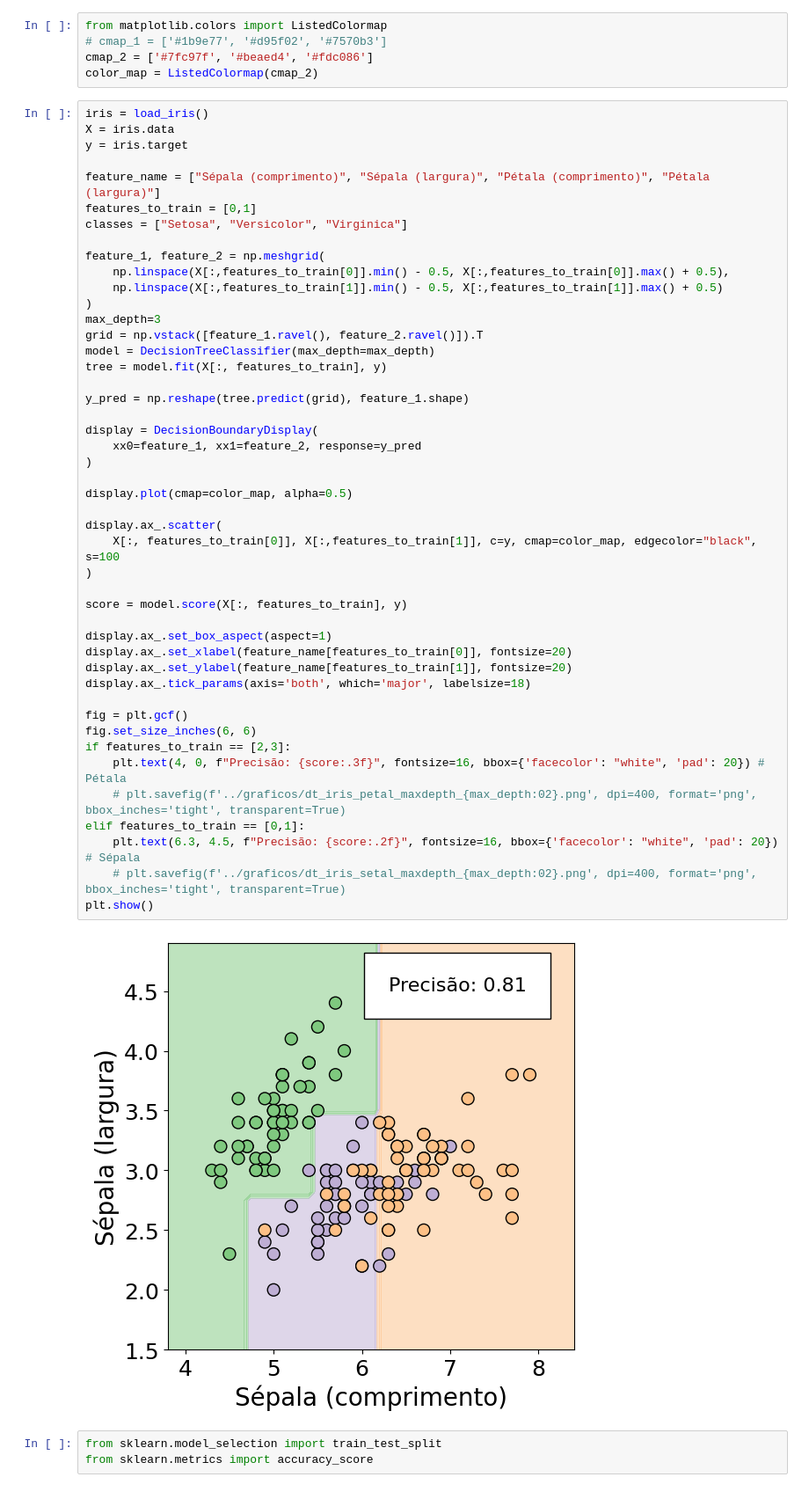
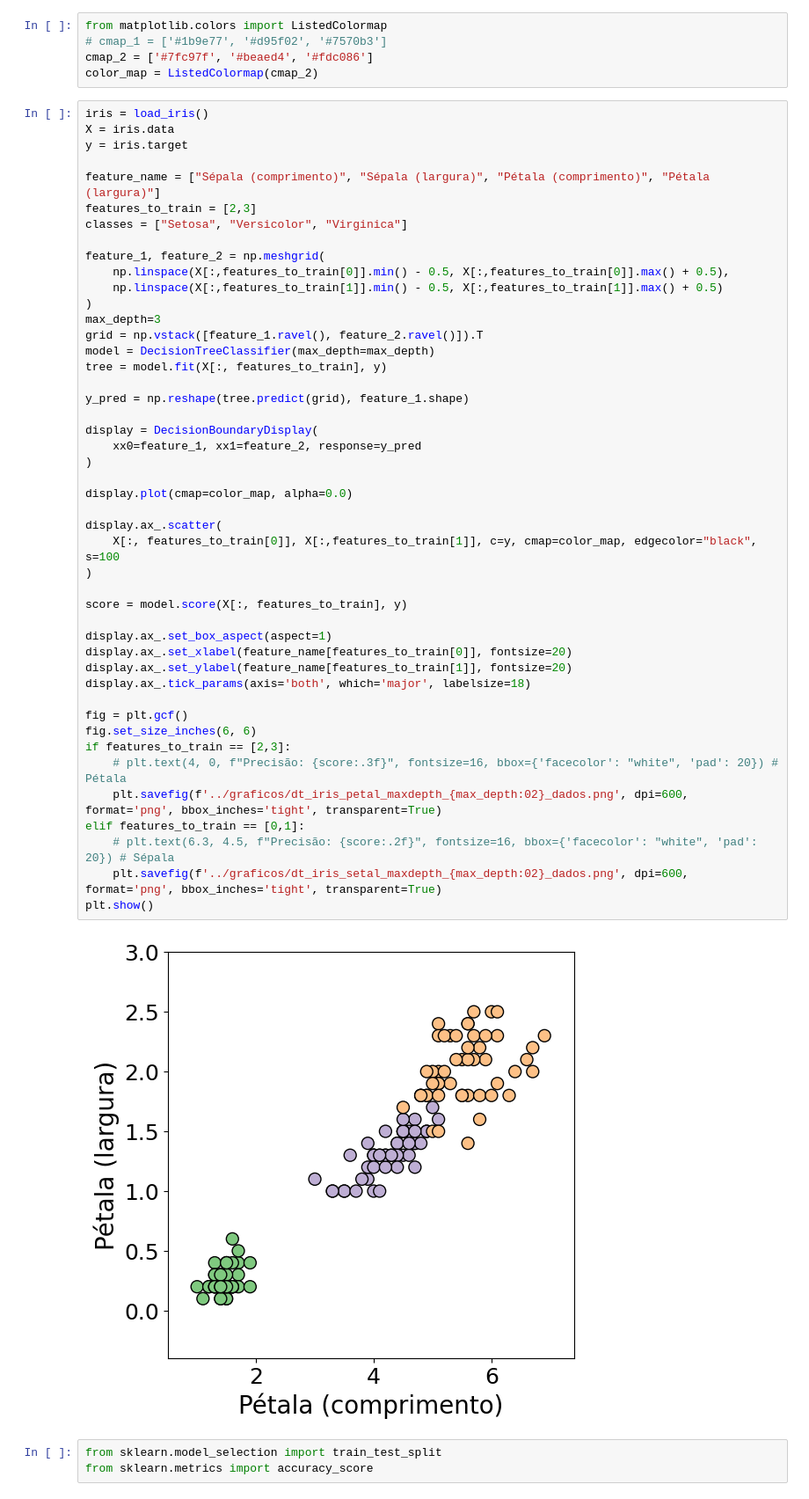
Before and after one commit to leseixas/aprendizagem-de-maquina, a Jupyter notebook: modelos/02_decision_tree_classification.ipynb, the cells around one changed output. Shown: that part at 88% size. Drawn from its saved outputs; the diff is of its cells as text.

```diff
--- a/modelos/02_decision_tree_classification.ipynb
+++ b/modelos/02_decision_tree_classification.ipynb
@@ -16,7 +16,7 @@ X = iris.data
 y = iris.target
 
 feature_name = ["Sépala (comprimento)", "Sépala (largura)", "Pétala (comprimento)", "Pétala (largura)"]
-features_to_train = [0,1]
+features_to_train = [2,3]
 classes = ["Setosa", "Versicolor", "Virginica"]
 
 feature_1, feature_2 = np.meshgrid(
@@ -25,39 +25,39 @@ feature_1, feature_2 = np.meshgrid(
 )
 max_depth=3
 grid = np.vstack([feature_1.ravel(), feature_2.ravel()]).T
 model = DecisionTreeClassifier(max_depth=max_depth)
 tree = model.fit(X[:, features_to_train], y)
 
 y_pred = np.reshape(tree.predict(grid), feature_1.shape)
 
 display = DecisionBoundaryDisplay(
     xx0=feature_1, xx1=feature_2, response=y_pred
 )
 
-display.plot(cmap=color_map, alpha=0.5)
+display.plot(cmap=color_map, alpha=0.0)
 
 display.ax_.scatter(
     X[:, features_to_train[0]], X[:,features_to_train[1]], c=y, cmap=color_map, edgecolor="black", s=100
 )
 
 score = model.score(X[:, features_to_train], y)
 
 display.ax_.set_box_aspect(aspect=1)
 display.ax_.set_xlabel(feature_name[features_to_train[0]], fontsize=20)
 display.ax_.set_ylabel(feature_name[features_to_train[1]], fontsize=20)
 display.ax_.tick_params(axis='both', which='major', labelsize=18)
 
 fig = plt.gcf()
 fig.set_size_inches(6, 6)
 if features_to_train == [2,3]:
-    plt.text(4, 0, f"Precisão: {score:.3f}", fontsize=16, bbox={'facecolor': "white", 'pad': 20}) # Pétala
-    # plt.savefig(f'../graficos/dt_iris_petal_maxdepth_{max_depth:02}.png', dpi=400, format='png', bbox_inches='tight', transparent=True)
+    # plt.text(4, 0, f"Precisão: {score:.3f}", fontsize=16, bbox={'facecolor': "white", 'pad': 20}) # Pétala
+    plt.savefig(f'../graficos/dt_iris_petal_maxdepth_{max_depth:02}_dados.png', dpi=600, format='png', bbox_inches='tight', transparent=True)
 elif features_to_train == [0,1]:
-    plt.text(6.3, 4.5, f"Precisão: {score:.2f}", fontsize=16, bbox={'facecolor': "white", 'pad': 20}) # Sépala
-    # plt.savefig(f'../graficos/dt_iris_setal_maxdepth_{max_depth:02}.png', dpi=400, format='png', bbox_inches='tight', transparent=True)
+    # plt.text(6.3, 4.5, f"Precisão: {score:.2f}", fontsize=16, bbox={'facecolor': "white", 'pad': 20}) # Sépala
+    plt.savefig(f'../graficos/dt_iris_setal_maxdepth_{max_depth:02}_dados.png', dpi=600, format='png', bbox_inches='tight', transparent=True)
 plt.show()
 # %% [output]
-[figure, old version]
+[figure, new version]
 # %%
 from sklearn.model_selection import train_test_split
 from sklearn.metrics import accuracy_score
```
Also changed, not shown: 3 other files.
